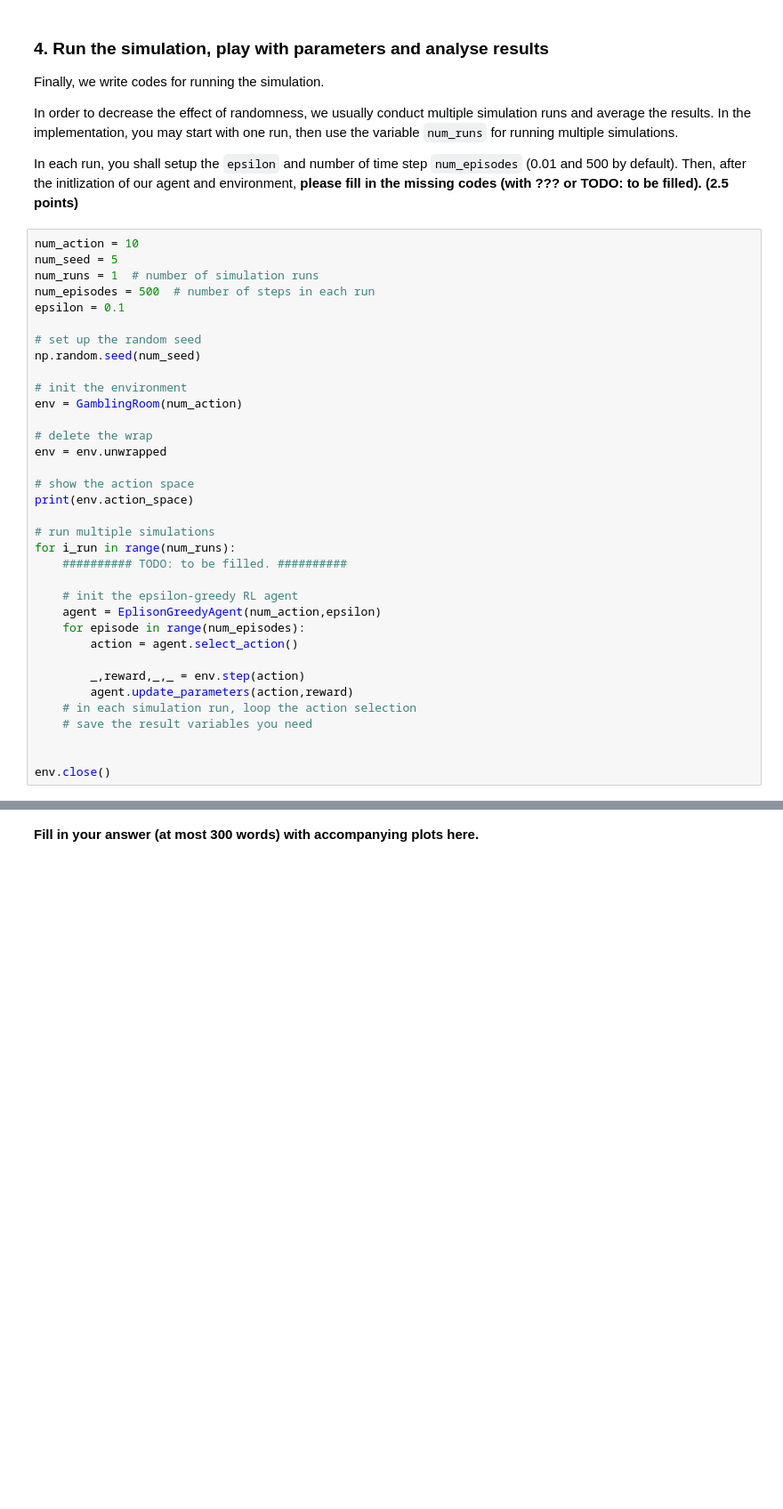
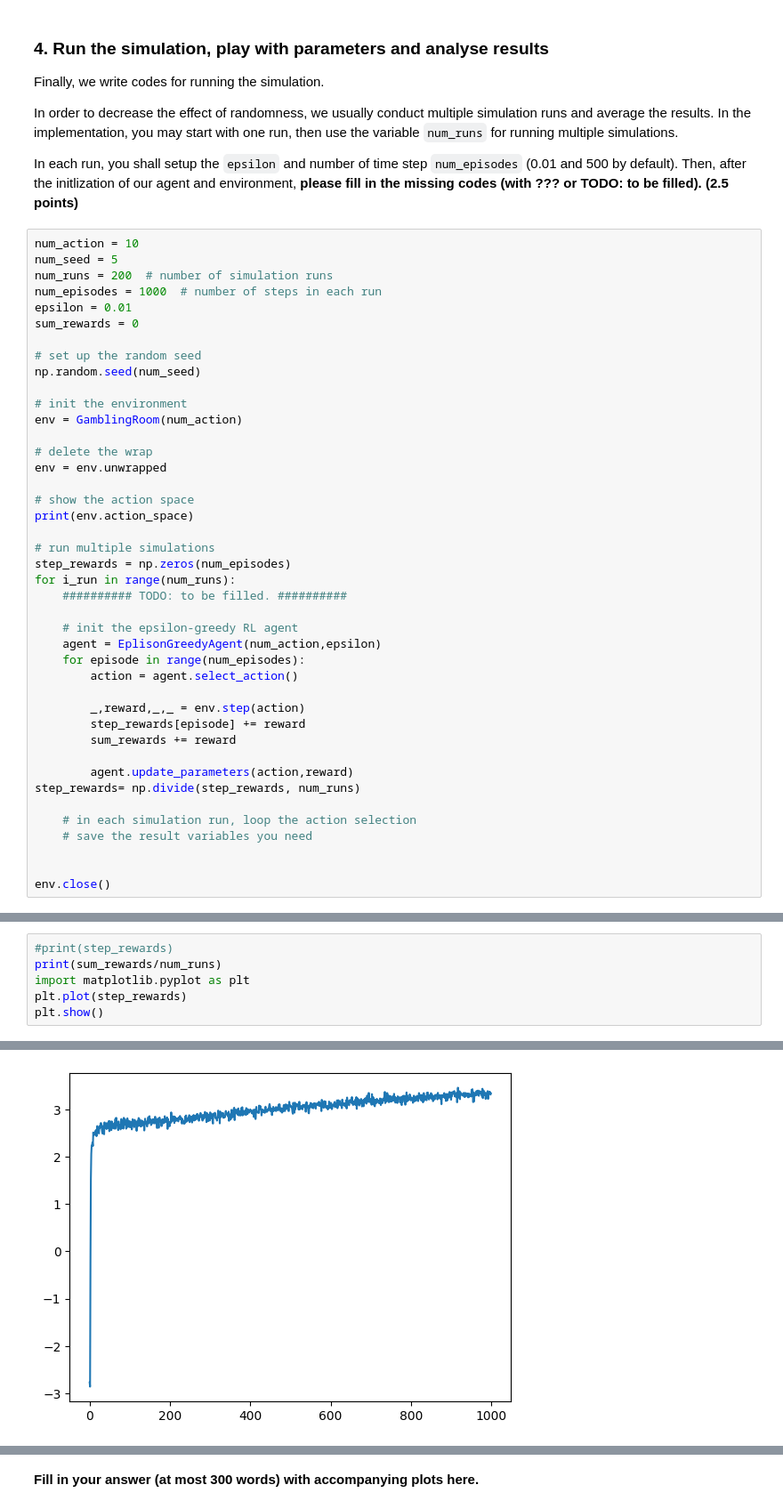
Before and after one commit to DatSplit/AML_Universiteit_Utrecht, a Jupyter notebook: AML_ass1.ipynb, the cells around one changed output, grey strips where cells are left out. Shown at 89% size. Cells and saved outputs as stored; diff of their text form; blank space fills up the shorter version.

```diff
--- a/AML_ass1.ipynb
+++ b/AML_ass1.ipynb
@@ -252,9 +252,10 @@ In each run, you shall setup the `epsilon` and number of time step `num_episodes
 # %%
 num_action = 10
 num_seed = 5
-num_runs = 1  # number of simulation runs
-num_episodes = 500  # number of steps in each run
-epsilon = 0.1
+num_runs = 200  # number of simulation runs
+num_episodes = 1000  # number of steps in each run
+epsilon = 0.01
+sum_rewards = 0
 
 # set up the random seed
 np.random.seed(num_seed)
@@ -269,6 +270,7 @@ env = env.unwrapped
 print(env.action_space)
 
 # run multiple simulations
+step_rewards = np.zeros(num_episodes)
 for i_run in range(num_runs):
     ########## TODO: to be filled. ##########
 
@@ -278,7 +280,12 @@ for i_run in range(num_runs):
         action = agent.select_action()
 
         _,reward,_,_ = env.step(action)
+        step_rewards[episode] += reward
+        sum_rewards += reward
+
         agent.update_parameters(action,reward)
+step_rewards= np.divide(step_rewards, num_runs)
+
     # in each simulation run, loop the action selection
     # save the result variables you need
 
@@ -304,0 +306,7 @@ Discrete(10)
+# %%
+#print(step_rewards)
+print(sum_rewards/num_runs)
+import matplotlib.pyplot as plt
+plt.plot(step_rewards)
+plt.show()
+# %% [output]
@@ -305,3 +314,4 @@ Discrete(10)
+[figure, added]
 # %% [markdown]
 Now it's time to examine the performance of algorithms with different epsilon values (different exploration strategies) in multiple simulation runs.
 
```
Also changed, not shown: parts of 3 cells of this notebook.
